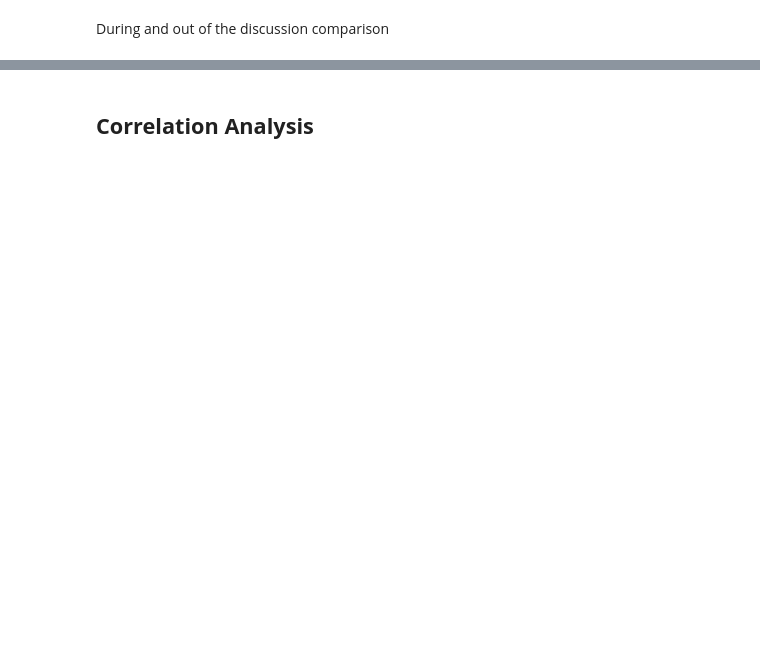
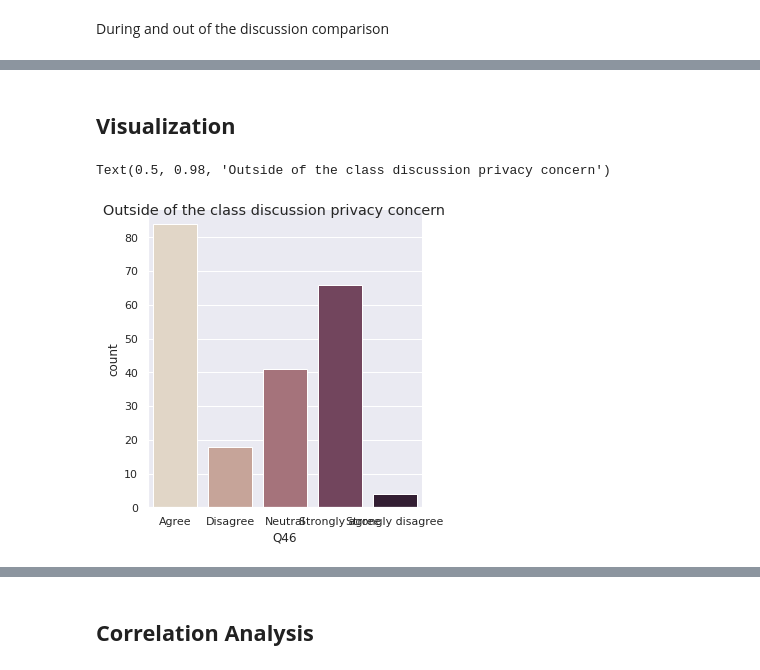
Before and after one commit to tiilt-lab/Blinc-collab-notebooks, a Jupyter notebook: Aziza_analysis.ipynb, the cells around one changed output, grey strips where cells are left out. Drawn from its saved outputs; the diff is of its cells as text; code cells hidden in the pictures; blank space fills up the shorter version.

```diff
--- a/Aziza_analysis.ipynb
+++ b/Aziza_analysis.ipynb
@@ -76,0 +382,12 @@ During and out of the discussion comparison
+# %% [markdown]
+## **Visualization**
+# %%
+privacy_df = df[['Q24','Q46','Q25','Q26']]
+# %%
+privacy_df = privacy_df.dropna()
+# %%
+rp = sns.catplot(data=privacy_df, x="Q46", kind="count", palette="ch:.25")
+rp.fig.suptitle('Outside of the class discussion privacy concern')
+# %% [output]
+Text(0.5, 0.98, 'Outside of the class discussion privacy concern')
+[figure, added]
```
Also changed, not shown: parts of 64 cells of this notebook.
